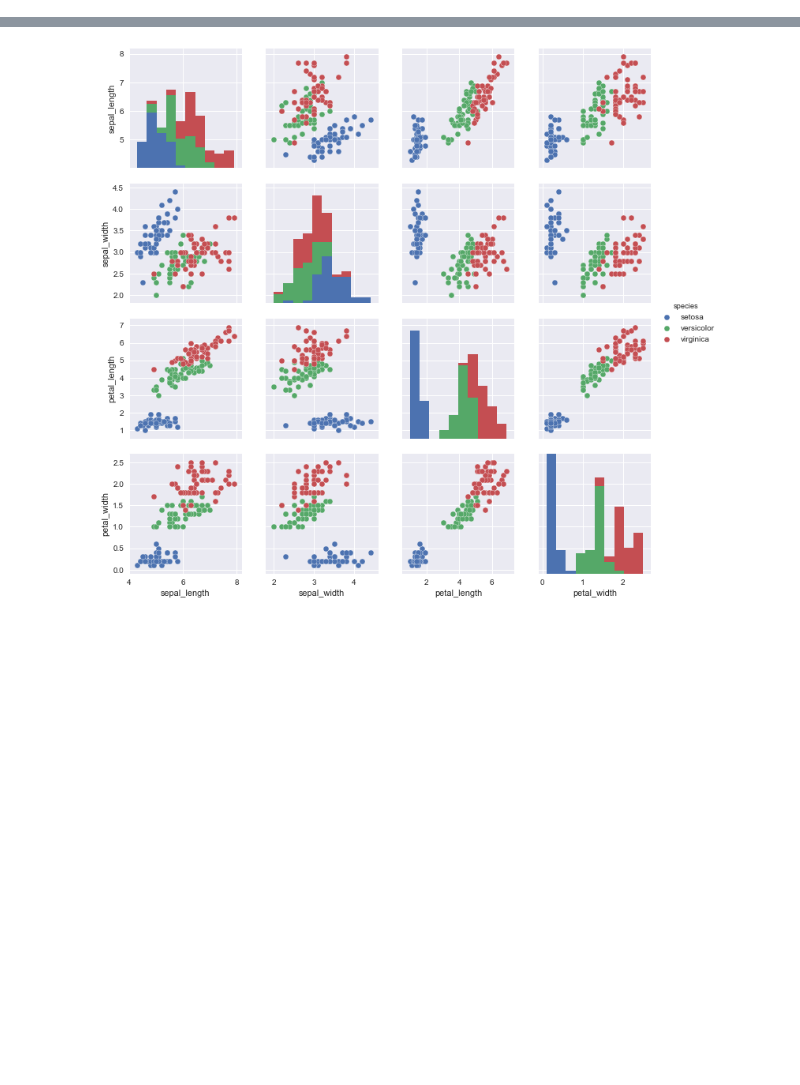
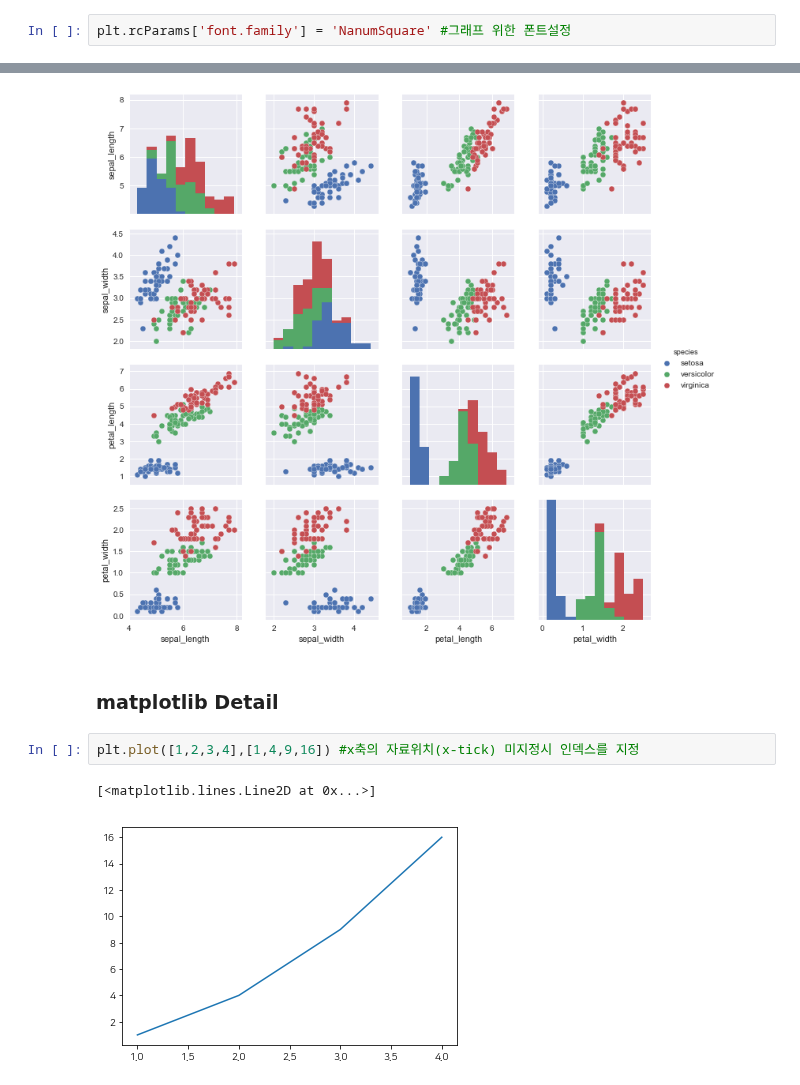
Before and after one commit to chankoo/python, a Jupyter notebook: 6.2 Visualization.ipynb, the cells around one changed output, grey strips where cells are left out. Drawn from its saved outputs; the diff is of its cells as text; blank space fills up the shorter version.

Commit message:
matplotlib detail 추가
18.09.10

```diff
--- a/6.2 Visualization.ipynb
+++ b/6.2 Visualization.ipynb
@@ -5,6 +7,8 @@ import seaborn as sns
 import pdvega
 import bokeh
 %matplotlib inline
+# %%
+plt.rcParams['font.family'] = 'NanumSquare' #그래프 위한 폰트설정
 # %% [markdown]
 -   Matplotlib  : https://datascienceschool.net/view-notebook/d0b1637803754bb083b5722c9f2209d0/
 -   Seaborn  : https://datascienceschool.net/view-notebook/4c2d5ff1caab4b21a708cc662137bc65/
@@ -117,3 +121,10 @@ sns.pairplot(iris, hue='species')
 # %% [output]
 <seaborn.axisgrid.PairGrid at 0x...>
 [figure]
+# %% [markdown]
+### matplotlib Detail
+# %%
+plt.plot([1,2,3,4],[1,4,9,16]) #x축의 자료위치(x-tick) 미지정시 인덱스를 지정
+# %% [output]
+[<matplotlib.lines.Line2D at 0x...>]
+[figure, added]
```
Also changed, not shown: parts of 14 cells of this notebook.
